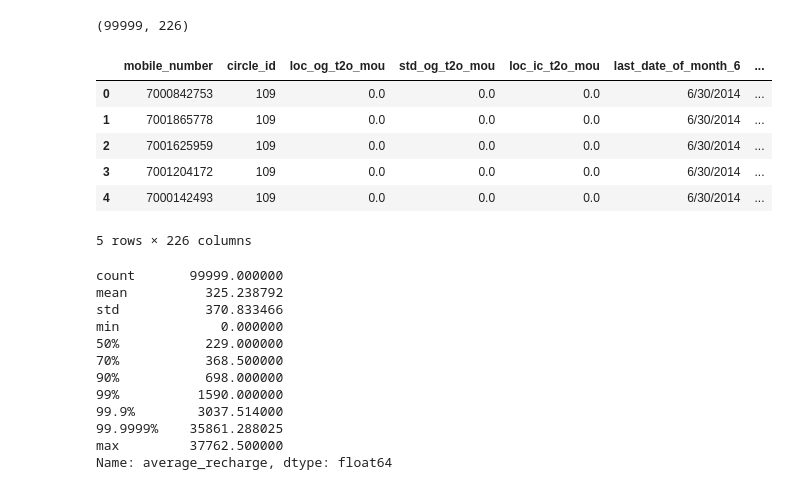
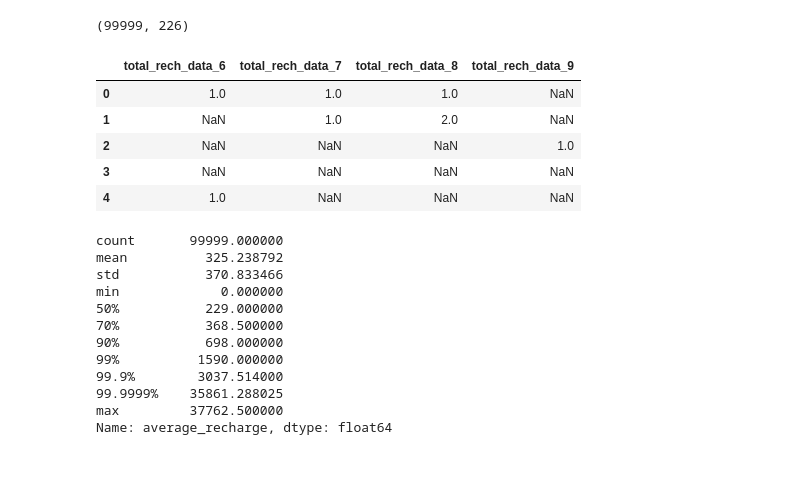
Before and after one commit to gettingtoknowdata/predict-churn, a Jupyter notebook: Telecom_churn_case_study.ipynb, the cells around one changed output. Saved outputs shown, nothing was run; the diff lists cells and outputs as text; code cells hidden in the pictures.

```diff
--- a/Telecom_churn_case_study.ipynb
+++ b/Telecom_churn_case_study.ipynb
@@ -11,18 +11,18 @@ data = pd.read_csv('telecom_churn_data.csv')
 # %%
 print(data.shape)
 #pd.set_option('display.max_columns', None)
 #pd.set_option('display.max_rows', None)
 # data.isnull().sum().sort_values()/data.shape[0]*100 > 73
 data.head(5)
+data.filter(like='total_rech_data').head()
 # %% [output]
 (99999, 226)
-|  | mobile_number | circle_id | loc_og_t2o_mou | std_og_t2o_mou | loc_ic_t2o_mou | last_date_of_month_6 | ... |
-| 0 | 7000842753 | 109 | 0.0 | 0.0 | 0.0 | 6/30/2014 | ... |
-| 1 | 7001865778 | 109 | 0.0 | 0.0 | 0.0 | 6/30/2014 | ... |
-| 2 | 7001625959 | 109 | 0.0 | 0.0 | 0.0 | 6/30/2014 | ... |
-| 3 | 7001204172 | 109 | 0.0 | 0.0 | 0.0 | 6/30/2014 | ... |
-| 4 | 7000142493 | 109 | 0.0 | 0.0 | 0.0 | 6/30/2014 | ... |
+|  | total_rech_data_6 | total_rech_data_7 | total_rech_data_8 | total_rech_data_9 |
+| 0 | 1.0 | 1.0 | 1.0 | NaN |
+| 1 | NaN | 1.0 | 2.0 | NaN |
+| 2 | NaN | NaN | NaN | 1.0 |
+| 3 | NaN | NaN | NaN | NaN |
+| 4 | 1.0 | NaN | NaN | NaN |
-5 rows × 226 columns
 # %%
 #data.mobile_number.unique().size
 # %%
```
Also changed, not shown: parts of 30 cells of this notebook.
